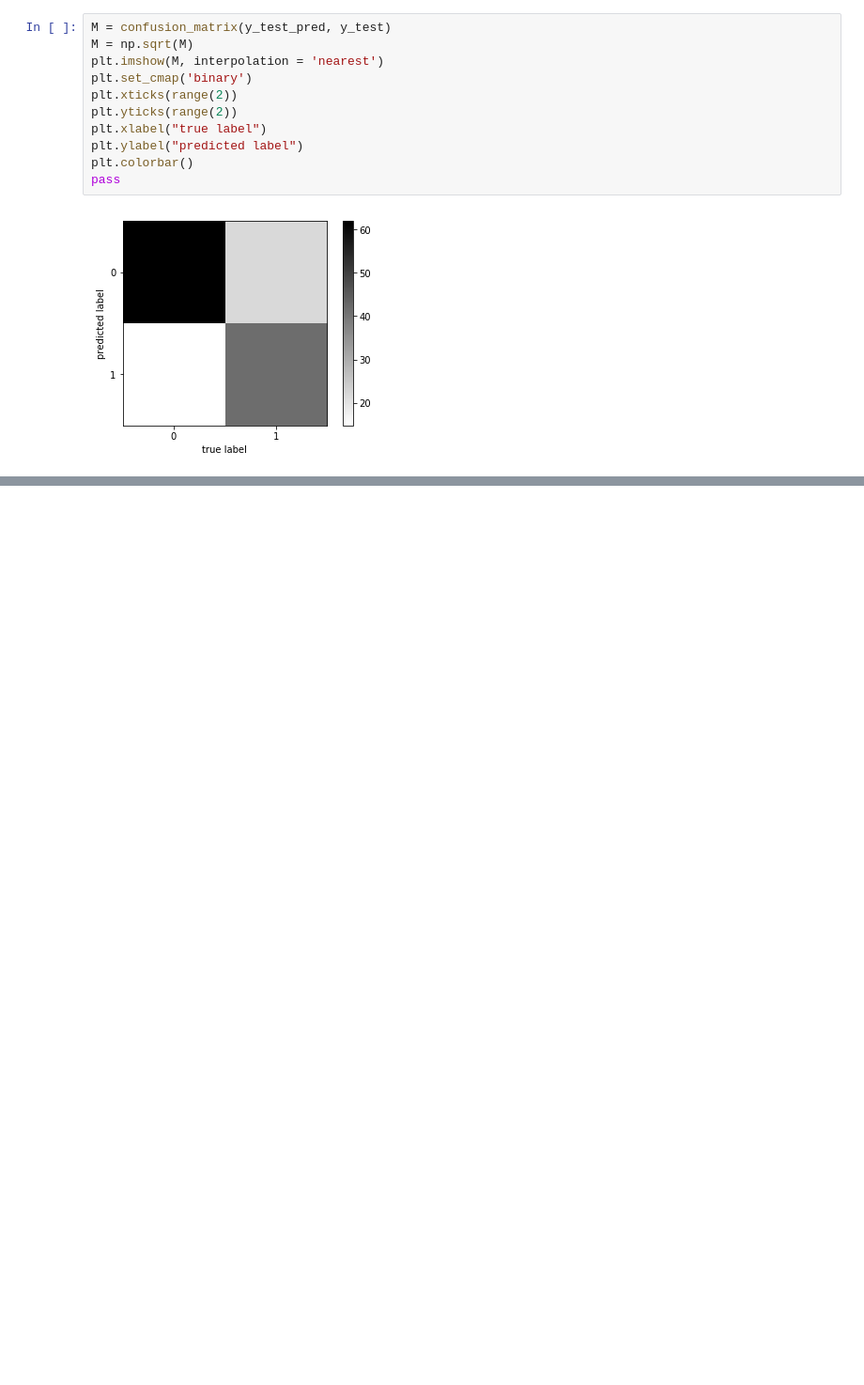
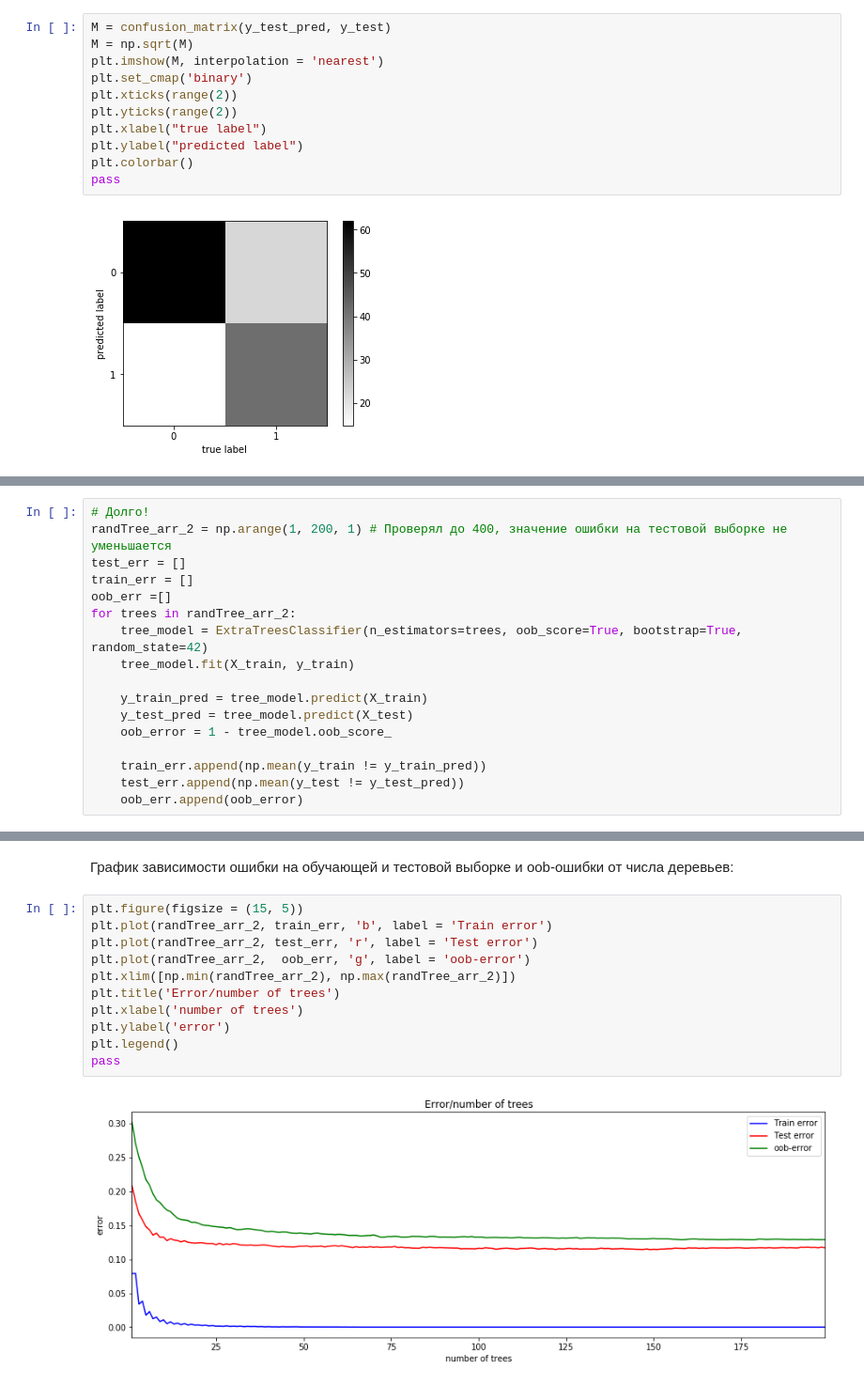
Before and after one commit to AntonChetverikov/anchet_ML_HW, a Jupyter notebook: Lab_ML_HW.ipynb, the cells around one changed output, grey strips where cells are left out. Shown at 94% size. Cells and saved outputs as stored; diff of their text form; blank space fills up the shorter version.

```diff
--- a/Lab_ML_HW.ipynb
+++ b/Lab_ML_HW.ipynb
@@ -878,0 +851,17 @@ avg / total       0.89      0.89      0.89      6277
+# %%
+# Долго!
+randTree_arr_2 = np.arange(1, 200, 1) # Проверял до 400, значение ошибки на тестовой выборке не уменьшается
+test_err = []
+train_err = []
+oob_err =[]
+for trees in randTree_arr_2:
+    tree_model = ExtraTreesClassifier(n_estimators=trees, oob_score=True, bootstrap=True, random_state=42)
+    tree_model.fit(X_train, y_train)
+
+    y_train_pred = tree_model.predict(X_train)
+    y_test_pred = tree_model.predict(X_test)
+    oob_error = 1 - tree_model.oob_score_
+
+    train_err.append(np.mean(y_train != y_train_pred))
+    test_err.append(np.mean(y_test != y_test_pred))
+    oob_err.append(oob_error)
@@ -878,0 +883,15 @@ avg / total       0.89      0.89      0.89      6277
+# %% [markdown]
+График зависимости ошибки на обучающей и тестовой выборке и oob-ошибки от числа деревьев:
+# %%
+plt.figure(figsize = (15, 5))
+plt.plot(randTree_arr_2, train_err, 'b', label = 'Train error')
+plt.plot(randTree_arr_2, test_err, 'r', label = 'Test error')
+plt.plot(randTree_arr_2,  oob_err, 'g', label = 'oob-error')
+plt.xlim([np.min(randTree_arr_2), np.max(randTree_arr_2)])
+plt.title('Error/number of trees')
+plt.xlabel('number of trees')
+plt.ylabel('error')
+plt.legend()
+pass
+# %% [output]
+[figure, added]
```
Also changed, not shown: parts of 116 cells of this notebook.
